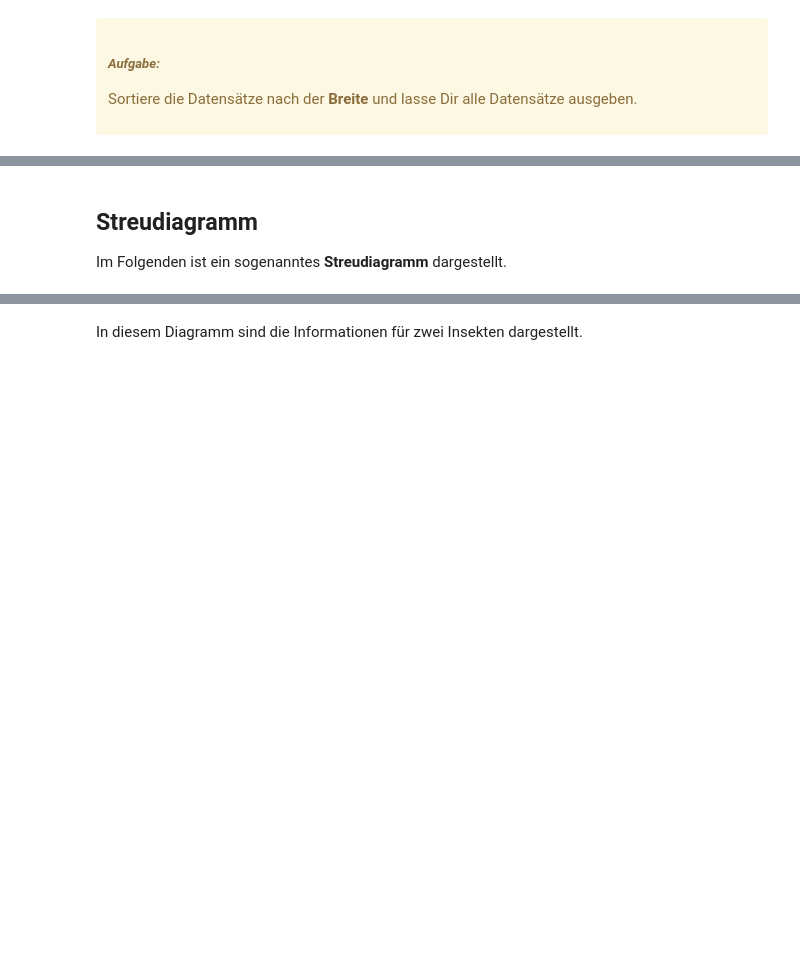
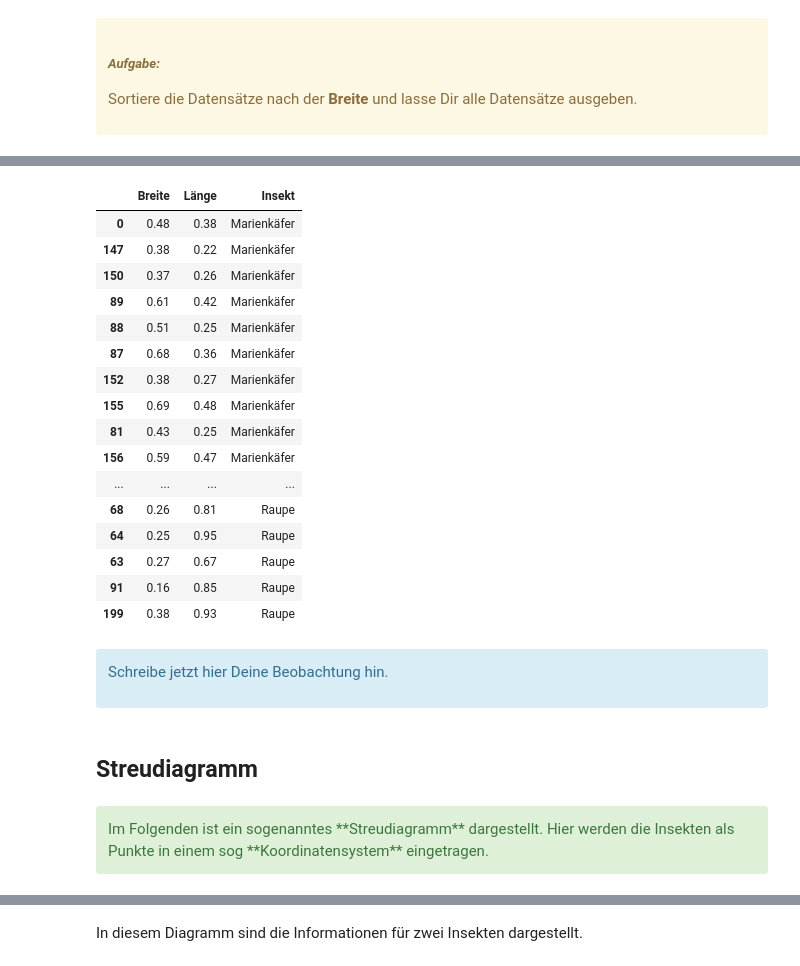
Before and after one commit to klausbovermann/JupyNBs, a Jupyter notebook: Entscheidungsbaum/Entscheidungsbaum_Kaefer Raupen/Klassifikation_Marienkaefer_Raupen_Streudiagramm_Entscheidungsbaum.ipynb, the cells around one changed output, grey strips where cells are left out. Cells and saved outputs as stored; diff of their text form; code cells hidden in the pictures; blank space fills up the shorter version.

```diff
--- a/Entscheidungsbaum/Entscheidungsbaum_Kaefer Raupen/Klassifikation_Marienkaefer_Raupen_Streudiagramm_Entscheidungsbaum.ipynb
+++ b/Entscheidungsbaum/Entscheidungsbaum_Kaefer Raupen/Klassifikation_Marienkaefer_Raupen_Streudiagramm_Entscheidungsbaum.ipynb
@@ -124 +237,22 @@ Sortiere die Datensätze nach der Länge und lasse Dir alle Datensätze ausgeben
+# %%
+sortInsekt = df_kaefer.sort_values(by="Insekt")
+display(sortInsekt)
+# %% [output]
+|  | Breite | Länge | Insekt |
+| 0 | 0.48 | 0.38 | Marienkäfer |
+| 147 | 0.38 | 0.22 | Marienkäfer |
+| 150 | 0.37 | 0.26 | Marienkäfer |
+| 89 | 0.61 | 0.42 | Marienkäfer |
+| 88 | 0.51 | 0.25 | Marienkäfer |
+| 87 | 0.68 | 0.36 | Marienkäfer |
+| 152 | 0.38 | 0.27 | Marienkäfer |
+| 155 | 0.69 | 0.48 | Marienkäfer |
+| 81 | 0.43 | 0.25 | Marienkäfer |
+| 156 | 0.59 | 0.47 | Marienkäfer |
+| ... | ... | ... | ... |
+| 68 | 0.26 | 0.81 | Raupe |
+| 64 | 0.25 | 0.95 | Raupe |
+| 63 | 0.27 | 0.67 | Raupe |
+| 91 | 0.16 | 0.85 | Raupe |
+| 199 | 0.38 | 0.93 | Raupe |
 # %%
@@ -126,7 +260,14 @@ Sortiere die Datensätze nach der Länge und lasse Dir alle Datensätze ausgeben
+# %% [markdown]
+<div class="alert alert-block alert-info">
+
+Schreibe jetzt hier Deine Beobachtung hin.
+
+</div>
+# %% [markdown]
+## Streudiagramm
 # %% [markdown]
-## Streudiagramm
-
-Im Folgenden ist ein sogenanntes **Streudiagramm** dargestellt.
+<div class="alert alert-block alert-success">
+Im Folgenden ist ein sogenanntes **Streudiagramm** dargestellt. Hier werden die Insekten als Punkte in einem sog **Koordinatensystem** eingetragen.
 # %% [markdown]
 <img src="Bilder/Beispieldiagramm_Marienkaefer_Raupe.png" alt="Streudiagramm" style="float: left;">
 # %% [markdown]
```
Also changed, not shown: parts of 66 cells of this notebook.
